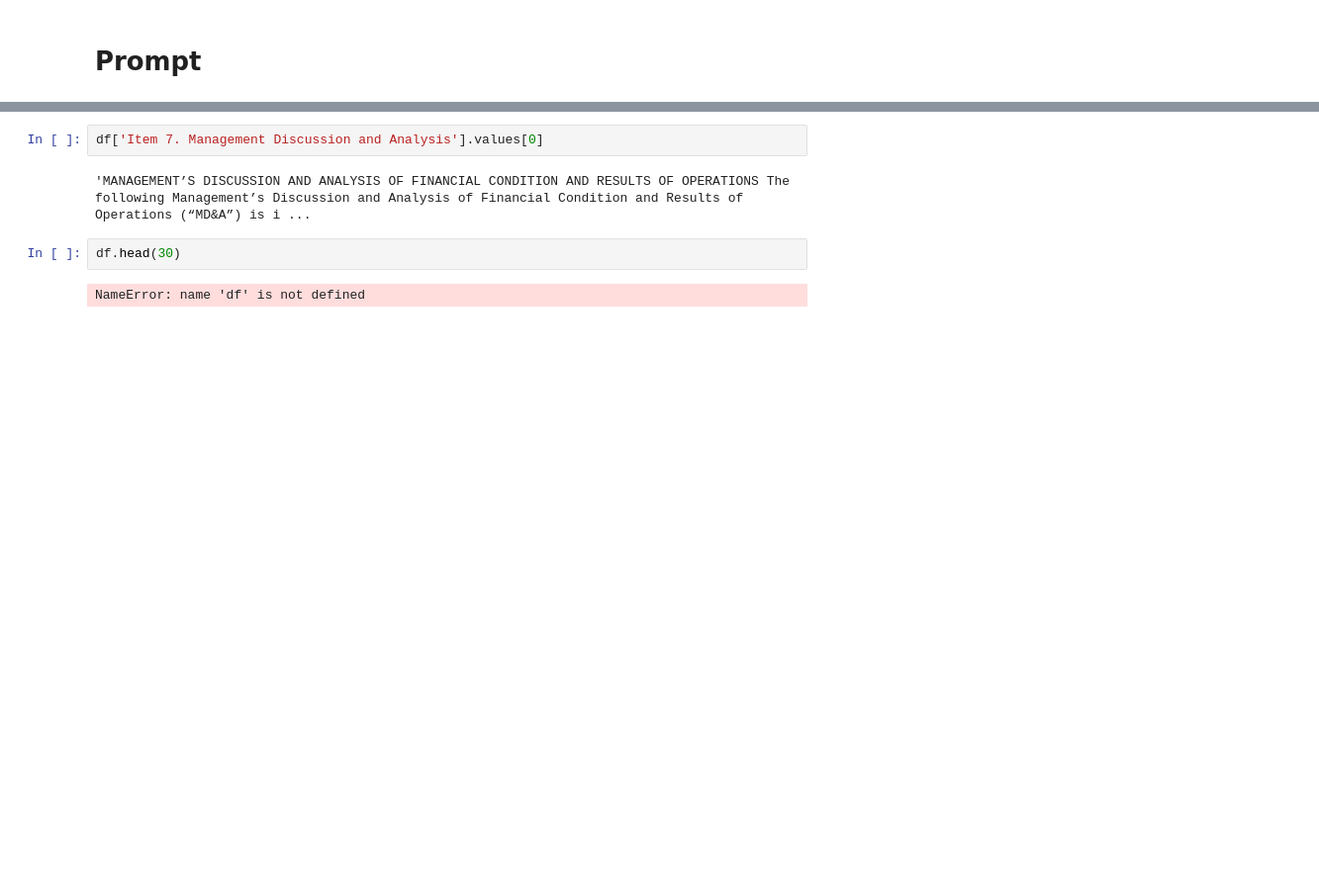
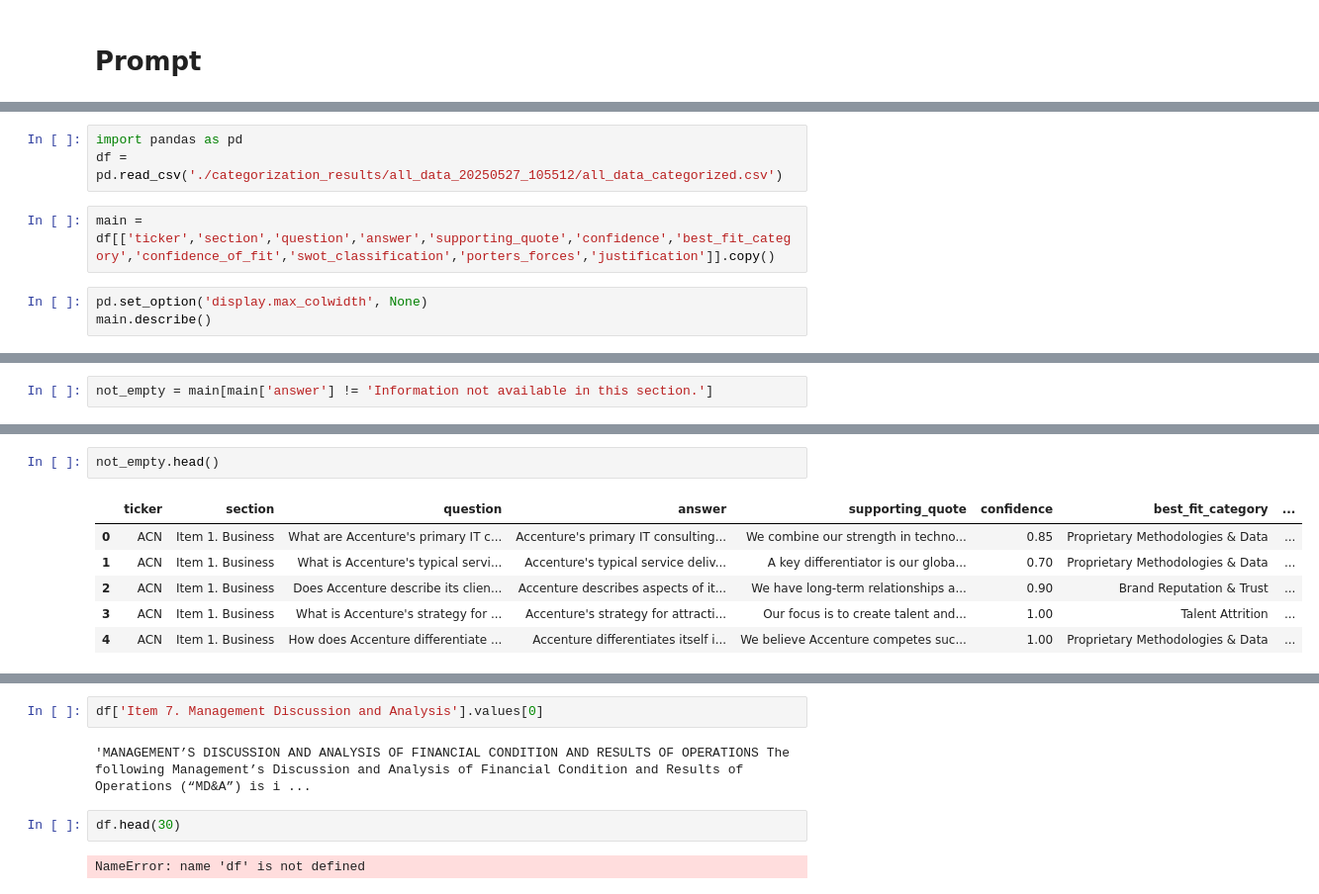
Before and after one commit to maseehfaizan/Hybrid_Pricer, a Jupyter notebook: financial_text.ipynb, the cells around one changed output, grey strips where cells are left out. Shown at 99% size. Cells and saved outputs as stored; diff of their text form; blank space fills up the shorter version.

```diff
--- a/financial_text.ipynb
+++ b/financial_text.ipynb
@@ -392,0 +878,8 @@ prompt = f"""
+# %%
+import pandas as pd
+df = pd.read_csv('./categorization_results/all_data_20250527_105512/all_data_categorized.csv')
+# %%
+main = df[['ticker','section','question','answer','supporting_quote','confidence','best_fit_category','confidence_of_fit','swot_classification','porters_forces','justification']].copy()
+# %%
+pd.set_option('display.max_colwidth', None)
+main.describe()
@@ -392,0 +903,2 @@ prompt = f"""
+# %%
+not_empty = main[main['answer'] != 'Information not available in this section.']
@@ -392,0 +929,9 @@ prompt = f"""
+# %%
+not_empty.head()
+# %% [output]
+|  | ticker | section | question | answer | supporting_quote | confidence | best_fit_category | ... |
+| 0 | ACN | Item 1. Business | What are Accenture's primary IT c... | Accenture's primary IT consulting... | We combine our strength in techno... | 0.85 | Proprietary Methodologies & Data | ... |
+| 1 | ACN | Item 1. Business | What is Accenture's typical servi... | Accenture's typical service deliv... | A key differentiator is our globa... | 0.70 | Proprietary Methodologies & Data | ... |
+| 2 | ACN | Item 1. Business | Does Accenture describe its clien... | Accenture describes aspects of it... | We have long-term relationships a... | 0.90 | Brand Reputation & Trust | ... |
+| 3 | ACN | Item 1. Business | What is Accenture's strategy for ... | Accenture's strategy for attracti... | Our focus is to create talent and... | 1.00 | Talent Attrition | ... |
+| 4 | ACN | Item 1. Business | How does Accenture differentiate ... | Accenture differentiates itself i... | We believe Accenture competes suc... | 1.00 | Proprietary Methodologies & Data | ... |
```
Also changed, not shown: parts of 34 cells of this notebook, 14 other files.
